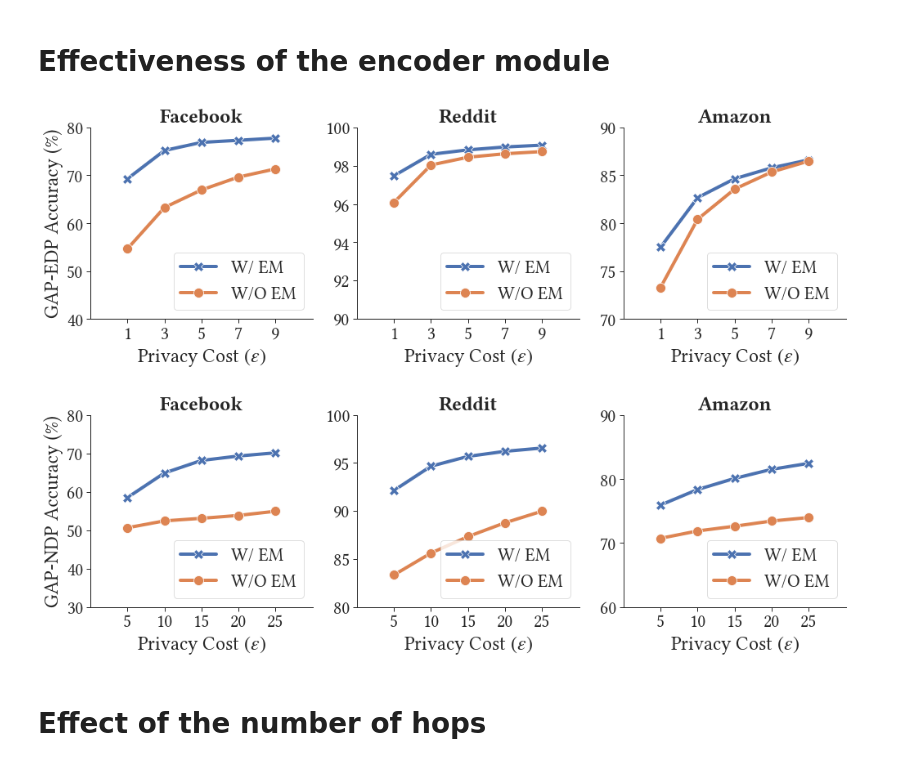
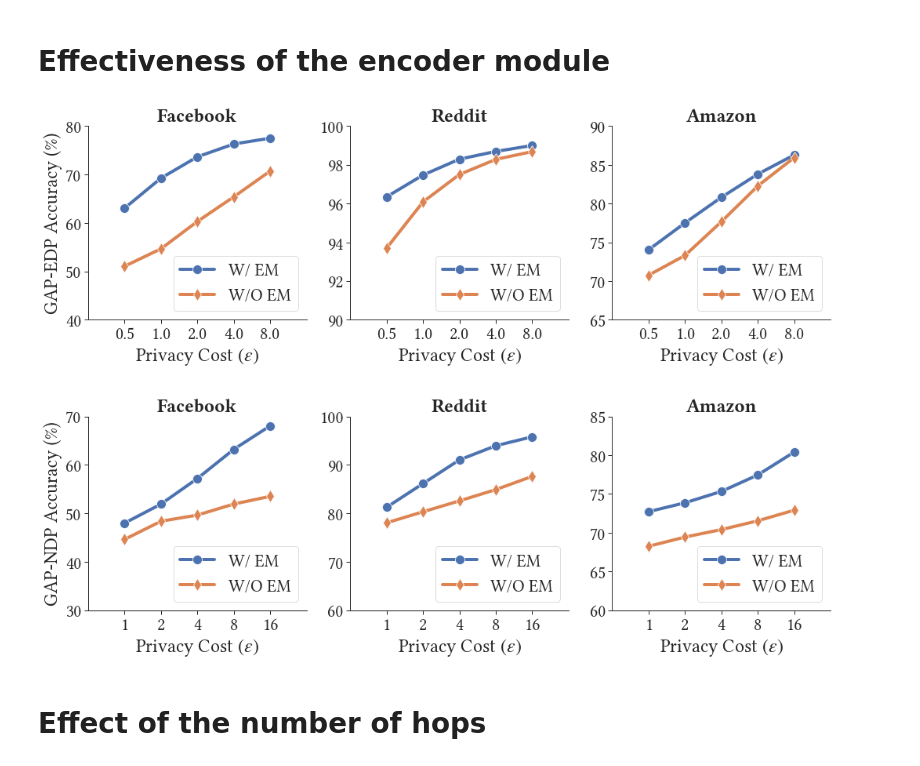
Before and after one commit to sisaman/GAP, a Jupyter notebook: results.ipynb, the cells around one changed output. Drawn from its saved outputs; the diff is of its cells as text; code cells hidden in the pictures.

```diff
--- a/results.ipynb
+++ b/results.ipynb
@@ -41,7 +48,7 @@ api = wandb.Api()
 runs = api.runs(f"{wandb_user}/{wandb_project}", per_page=2000)
 
 data_list = []
-for run in track(runs):
+for run in tqdm(runs):
     data = {}
     data.update(run.summary._json_dict)
     data.update(run.config)
@@ -317,8 +247,8 @@ g.savefig('figs/node-low.pdf')
 cols = ['id', 'method', 'hops', 'dataset', 'encoder_layers', 'epsilon', 'val/acc_mean', 'test/acc_mean']
 methods = ['GAP-EDP', 'GAP-NDP']
 datasets = ['facebook', 'reddit', 'amazon']
-epsilons_edp = [1,3,5,7,9]
-epsilons_ndp = [5,10,15,20,25]
+epsilons_edp = [0.5, 1, 2, 4, 8]
+epsilons_ndp = [1, 2, 4, 8, 16]
 
 # filter data
 df = pd.DataFrame(data_list)
@@ -328,42 +258,45 @@ df = df[df['dataset'].isin(datasets)]
 
 mask_edp = (df['method'] == 'GAP-EDP') & df['epsilon'].isin(epsilons_edp)
 mask_ndp = (df['method'] == 'GAP-NDP') & df['epsilon'].isin(epsilons_ndp)
 df = df.loc[mask_edp | mask_ndp]
 
 
 # select best models based on valication accuracy
 idx = df.groupby(['dataset', 'method', 'epsilon', 'encoder_layers'])['val/acc_mean'].idxmax().values
 df = df.loc[idx]
 
 df['encoder_layers'] = df['encoder_layers'].astype(int).astype(str)
 df = df.reset_index(drop=True)
 
 g = sns.relplot(kind='line', data=df, x='epsilon', y='test/acc_mean', hue='encoder_layers', col='dataset', row='method', aspect=1.2,
-                col_order=datasets, row_order=methods, hue_order=['2', '0'], markers=True, dashes=False, style='encoder_layers', legend=False,
+                col_order=datasets, row_order=methods, hue_order=['2', '0'], markers=['d', 'o'], dashes=False, style='encoder_layers', legend=False,
                 facet_kws={'sharey': False, 'sharex': False})
 
-g.set(xlabel='Privacy Cost $(\epsilon)$')
+g.set(xlabel='Privacy Cost $(\epsilon)$', xscale='log')
 for method, axes in zip(methods, g.axes):
     for dataset, ax in zip(datasets, axes):
         ax.set_title(label=dataset.capitalize(), fontdict={'fontweight': 'bold'}, )
-        ax.set_xlim((-1,11) if method=='GAP-EDP' else (0,30))
+        epsilons = epsilons_edp if method == 'GAP-EDP' else epsilons_ndp
+        ax.set_xlim((epsilons[0] / 2, epsilons[-1] * 2))
         ax.set_xticks(epsilons_edp if method=='GAP-EDP' else epsilons_ndp)
-        # ax.set_yticks(range(60,95,5) if dataset == 'amazon' else range(30,85,10))
         ax.legend(labels=['W/ EM', 'W/O EM'], loc='lower right')
         ax.set_ylabel(f'{method} Accuracy (%)' if dataset == datasets[0] else None)
+        ax.get_xaxis().set_major_formatter(ScalarFormatter())
+        ax.minorticks_off()
+
 g.fig.subplots_adjust(hspace=0.5, wspace=0.4)
 g.axes[0][0].set_ylim(40,80)
 g.axes[0][1].set_ylim(90,100)
-g.axes[0][2].set_ylim(70,90)
-g.axes[1][0].set_ylim(30,80)
-g.axes[1][1].set_ylim(80,100)
-g.axes[1][2].set_ylim(60,90)
+g.axes[0][2].set_ylim(65,90)
+g.axes[1][0].set_ylim(30,70)
+g.axes[1][1].set_ylim(60,100)
+g.axes[1][2].set_ylim(60,85)
 
 g.fig.subplots_adjust(hspace=0.5, wspace=0.2)
 g.fig.set_figwidth(14)
 g.savefig('figs/encoder.pdf')
 # %% [output]
-[figure, old version]
+[figure, new version]
 # %% [markdown]
 # Effect of the number of hops
 # %%
```
Also changed, not shown: parts of 18 cells of this notebook.
